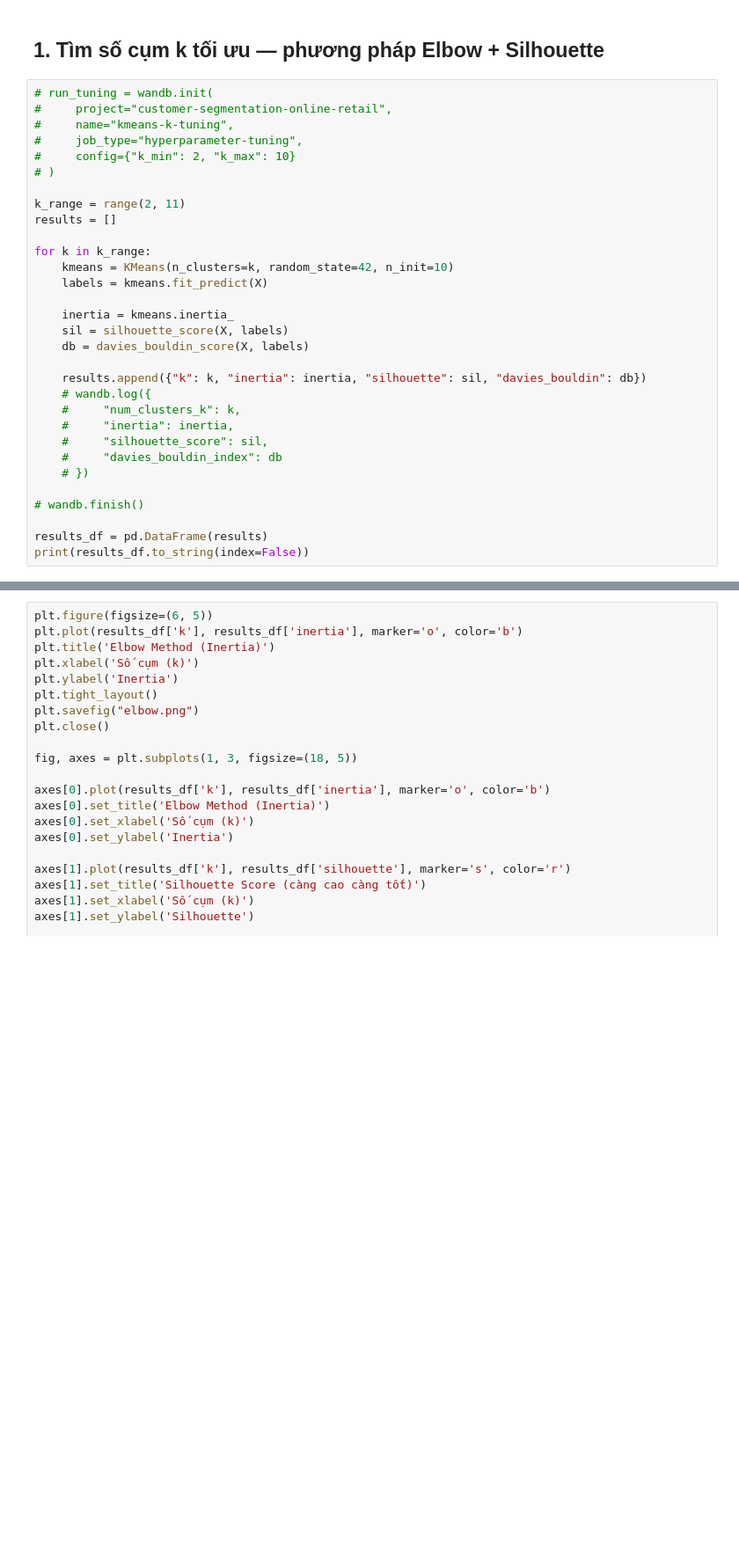
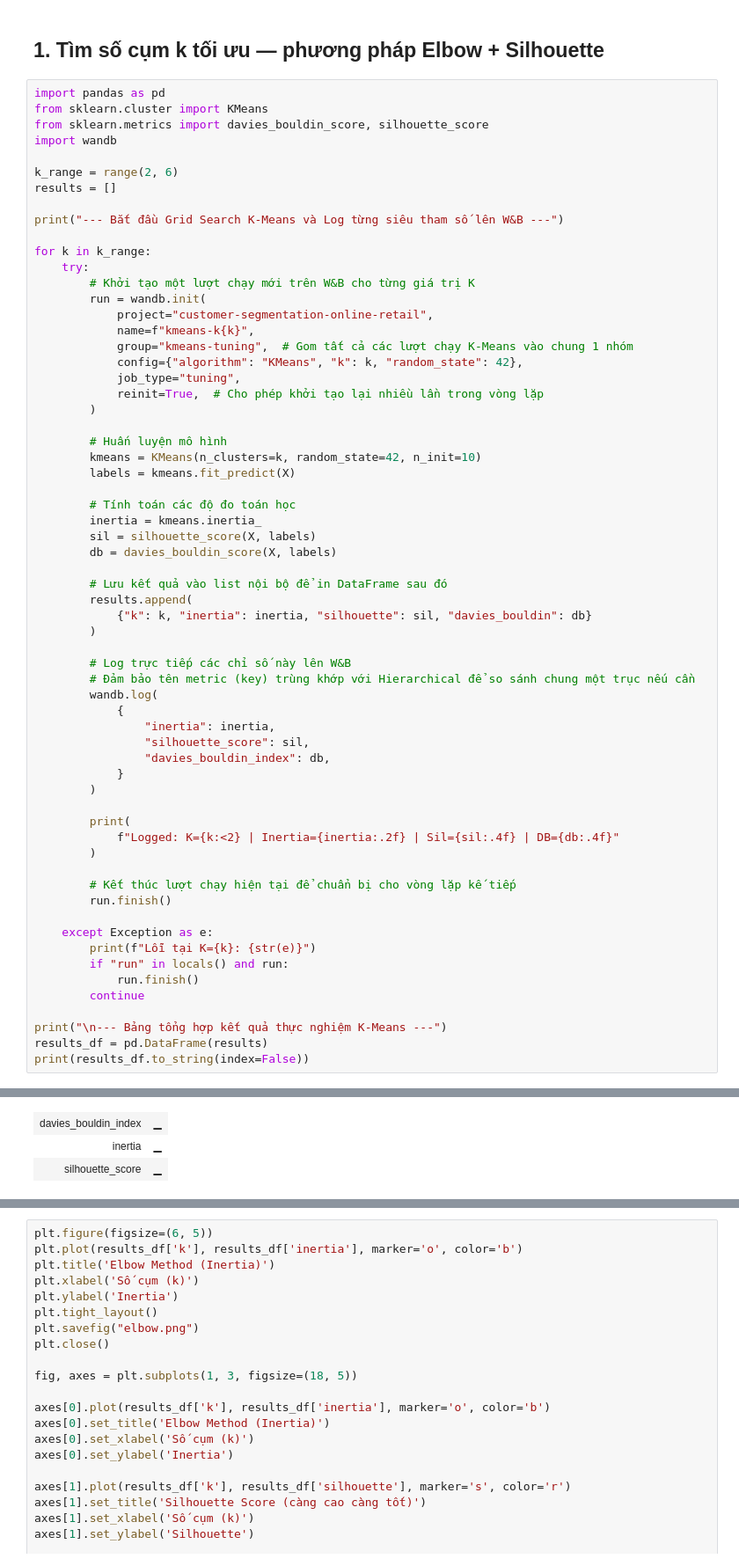
Before and after one commit to phguyen/customer-segment, a Jupyter notebook: notebooks/train.ipynb, the cells around one changed output, grey strips where cells are left out. Shown at 88% size. Cells and saved outputs as stored; diff of their text form; blank space fills up the shorter version.

Commit message:
Save to Wandb

```diff
--- a/notebooks/train.ipynb
+++ b/notebooks/train.ipynb
@@ -34,34 +34,66 @@ Kích thước ma trận dữ liệu: (4338, 3)
 # %% [markdown]
 ## 1. Tìm số cụm k tối ưu — phương pháp Elbow + Silhouette
 # %%
-# run_tuning = wandb.init(
-#     project="customer-segmentation-online-retail",
-#     name="kmeans-k-tuning",
-#     job_type="hyperparameter-tuning",
-#     config={"k_min": 2, "k_max": 10}
-# )
+import pandas as pd
+from sklearn.cluster import KMeans
+from sklearn.metrics import davies_bouldin_score, silhouette_score
+import wandb
 
-k_range = range(2, 11)
+k_range = range(2, 6)
 results = []
 
+print("--- Bắt đầu Grid Search K-Means và Log từng siêu tham số lên W&B ---")
+
 for k in k_range:
-    kmeans = KMeans(n_clusters=k, random_state=42, n_init=10)
-    labels = kmeans.fit_predict(X)
+    try:
+        # Khởi tạo một lượt chạy mới trên W&B cho từng giá trị K
+        run = wandb.init(
+            project="customer-segmentation-online-retail",
+            name=f"kmeans-k{k}",
+            group="kmeans-tuning",  # Gom tất cả các lượt chạy K-Means vào chung 1 nhóm
+            config={"algorithm": "KMeans", "k": k, "random_state": 42},
+            job_type="tuning",
+            reinit=True,  # Cho phép khởi tạo lại nhiều lần trong vòng lặp
+        )
 
-    inertia = kmeans.inertia_
-    sil = silhouette_score(X, labels)
-    db = davies_bouldin_score(X, labels)
+        # Huấn luyện mô hình
+        kmeans = KMeans(n_clusters=k, random_state=42, n_init=10)
+        labels = kmeans.fit_predict(X)
 
-    results.append({"k": k, "inertia": inertia, "silhouette": sil, "davies_bouldin": db})
-    # wandb.log({
-    #     "num_clusters_k": k,
-    #     "inertia": inertia,
-    #     "silhouette_score": sil,
-    #     "davies_bouldin_index": db
-    # })
+        # Tính toán các độ đo toán học
+        inertia = kmeans.inertia_
+        sil = silhouette_score(X, labels)
+        db = davies_bouldin_score(X, labels)
 
-# wandb.finish()
+        # Lưu kết quả vào list nội bộ để in DataFrame sau đó
+        results.append(
+            {"k": k, "inertia": inertia, "silhouette": sil, "davies_bouldin": db}
+        )
 
+        # Log trực tiếp các chỉ số này lên W&B
+        # Đảm bảo tên metric (key) trùng khớp với Hierarchical để so sánh chung một trục nếu cần
+        wandb.log(
+            {
+                "inertia": inertia,
+                "silhouette_score": sil,
+                "davies_bouldin_index": db,
+            }
+        )
+
+        print(
+            f"Logged: K={k:<2} | Inertia={inertia:.2f} | Sil={sil:.4f} | DB={db:.4f}"
+        )
+
+        # Kết thúc lượt chạy hiện tại để chuẩn bị cho vòng lặp kế tiếp
+        run.finish()
+
+    except Exception as e:
+        print(f"Lỗi tại K={k}: {str(e)}")
+        if "run" in locals() and run:
+            run.finish()
+        continue
+
+print("\n--- Bảng tổng hợp kết quả thực nghiệm K-Means ---")
 results_df = pd.DataFrame(results)
 print(results_df.to_string(index=False))
 # %% [output]
@@ -77,0 +110,3 @@ print(results_df.to_string(index=False))
+| davies_bouldin_index | ▁ |
+| inertia | ▁ |
+| silhouette_score | ▁ |
```
Also changed, not shown: parts of 14 cells of this notebook.
